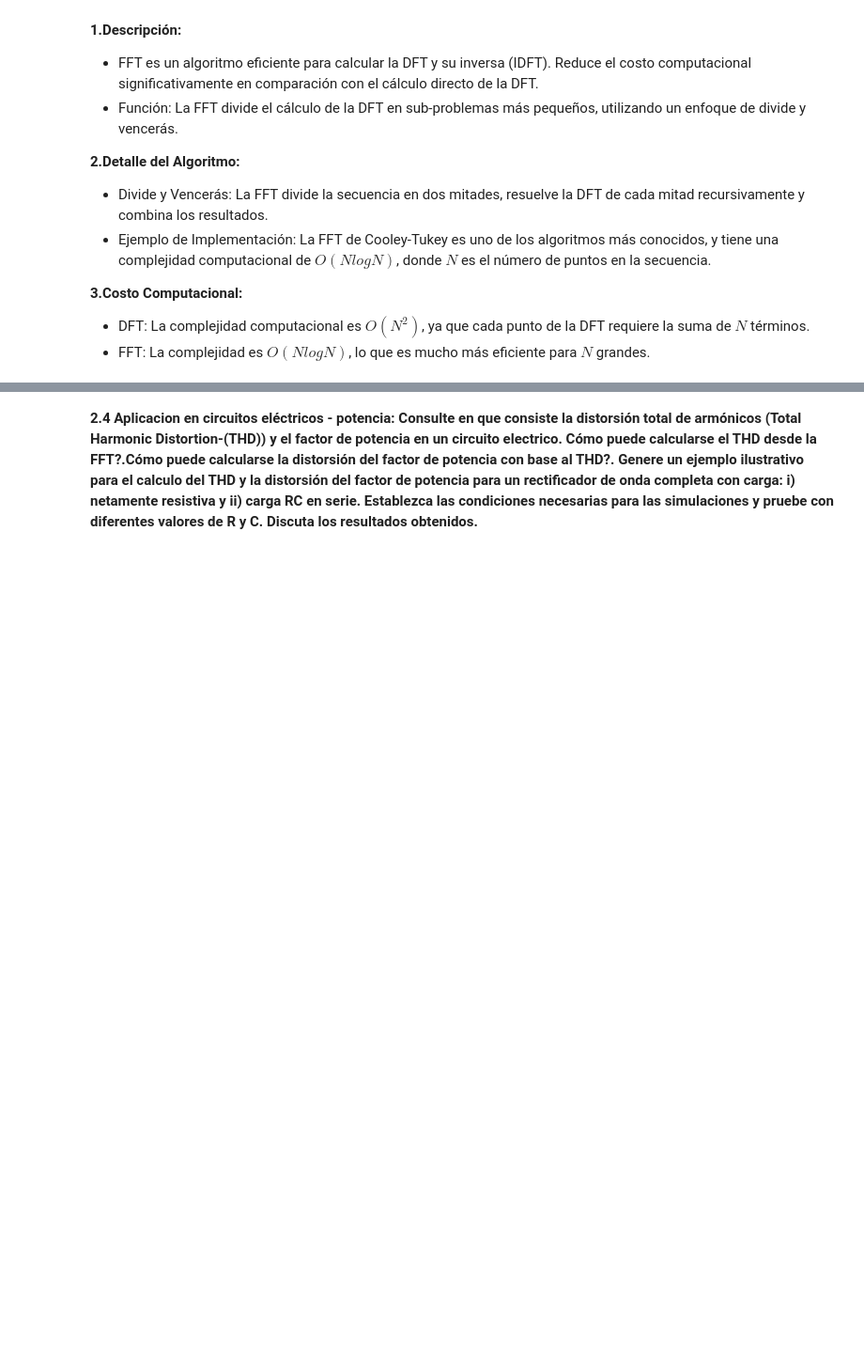
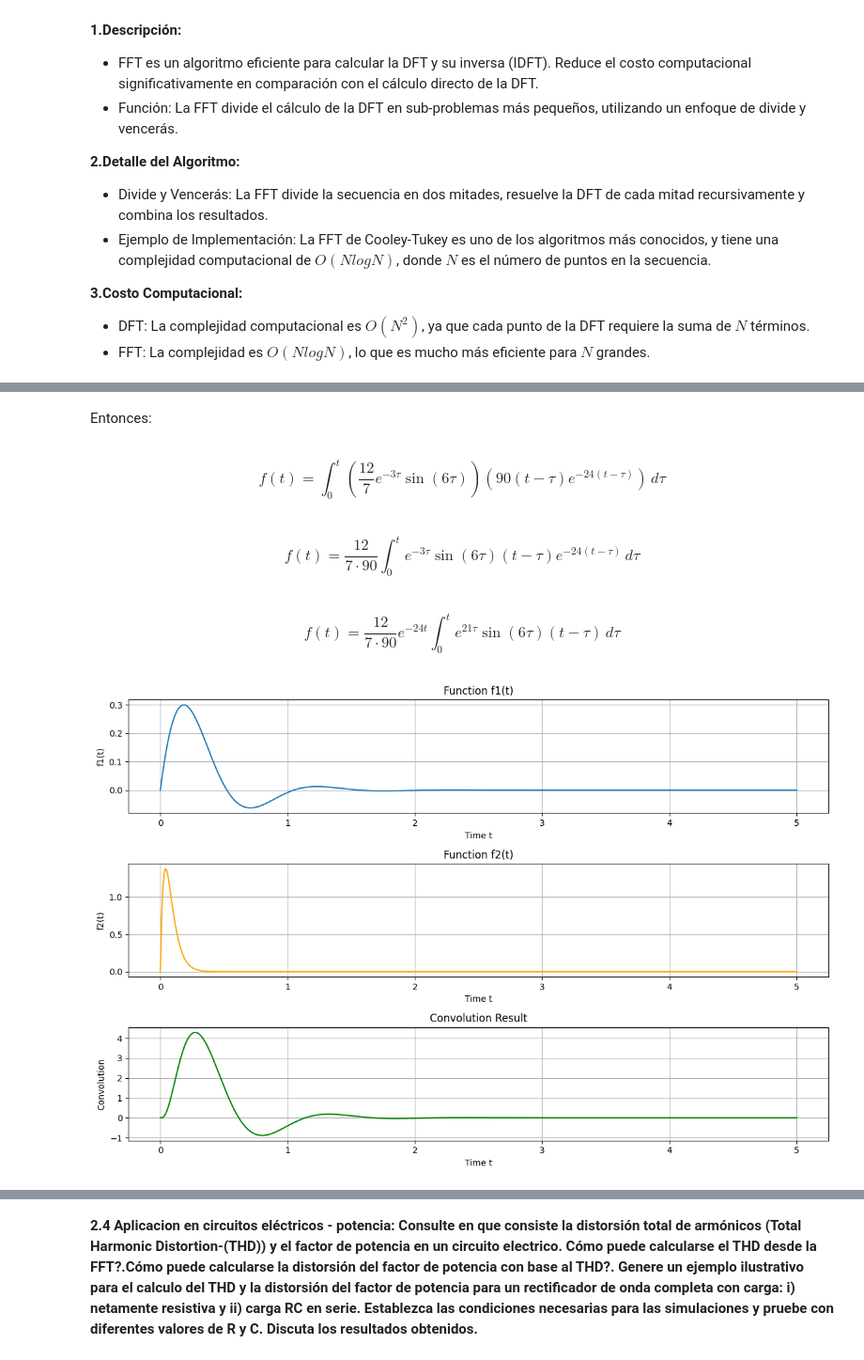
Before and after one commit to Cristian2820/Senales-y-sistemas, a Jupyter notebook: Talleres/EjerciciosParte2_SyS_2022_2.ipynb, the cells around one changed output, grey strips where cells are left out. Shown at 94% size. Cells and saved outputs as stored; diff of their text form; code cells hidden in the pictures; blank space fills up the shorter version.

```diff
--- a/Talleres/EjerciciosParte2_SyS_2022_2.ipynb
+++ b/Talleres/EjerciciosParte2_SyS_2022_2.ipynb
@@ -100,0 +467,72 @@ $𝑂(𝑁log𝑁)$, donde $𝑁$ es el número de puntos en la secuencia.
+# %% [markdown]
+Entonces:
+# %% [markdown]
+$$
+f(t) = \int_{0}^{t} \left( \frac{12}{7} e^{-3\tau} \sin(6\tau) \right) \left( 90 (t - \tau) e^{-24(t - \tau)} \right) \, d\tau
+$$
+# %% [markdown]
+$$
+f(t) = \frac{12}{7 \cdot 90} \int_{0}^{t} e^{-3\tau} \sin(6\tau) (t - \tau) e^{-24(t - \tau)} \, d\tau
+$$
+# %% [markdown]
+$$
+f(t) = \frac{12}{7 \cdot 90} e^{-24t} \int_{0}^{t} e^{21\tau} \sin(6\tau) (t - \tau) \, d\tau
+$$
+# %%
+import numpy as np
+from scipy.fft import fft, ifft, fftfreq
+import matplotlib.pyplot as plt
+
+# Define the functions in the time domain
+def f1(t):
+    return (7 / 12) * np.exp(-3 * t) * np.sin(6 * t)
+
+def f2(t):
+    return 90 * t * np.exp(-24 * t)
+
+# Define the convolution function
+def convolution(f1, f2, t):
+    dt = t[1] - t[0]  # Time step
+    f1_padded = np.pad(f1, (0, len(t) - 1), mode='constant')  # Zero-padding
+    f2_padded = np.pad(f2, (0, len(t) - 1), mode='constant')  # Zero-padding
+    conv_result = ifft(fft(f1_padded) * fft(f2_padded)).real
+    return conv_result[:len(t)]
+
+# Time vector
+t = np.linspace(0, 5, 500)
+
+# Compute the functions
+f1_t = f1(t)
+f2_t = f2(t)
+
+# Compute the convolution
+conv_result = convolution(f1_t, f2_t, t)
+
+# Plot the results
+plt.figure(figsize=(12, 8))
+
+plt.subplot(3, 1, 1)
+plt.plot(t, f1_t, label='f1(t)')
+plt.title('Function f1(t)')
+plt.xlabel('Time t')
+plt.ylabel('f1(t)')
+plt.grid(True)
+
+plt.subplot(3, 1, 2)
+plt.plot(t, f2_t, label='f2(t)', color='orange')
+plt.title('Function f2(t)')
+plt.xlabel('Time t')
+plt.ylabel('f2(t)')
+plt.grid(True)
+
+plt.subplot(3, 1, 3)
+plt.plot(t, conv_result, label='Convolution f1(t) * f2(t)', color='green')
+plt.title('Convolution Result')
+plt.xlabel('Time t')
+plt.ylabel('Convolution')
+plt.grid(True)
+
+plt.tight_layout()
+plt.show()
+# %% [output]
+[figure, added]
```
Also changed, not shown: parts of 110 cells of this notebook.
